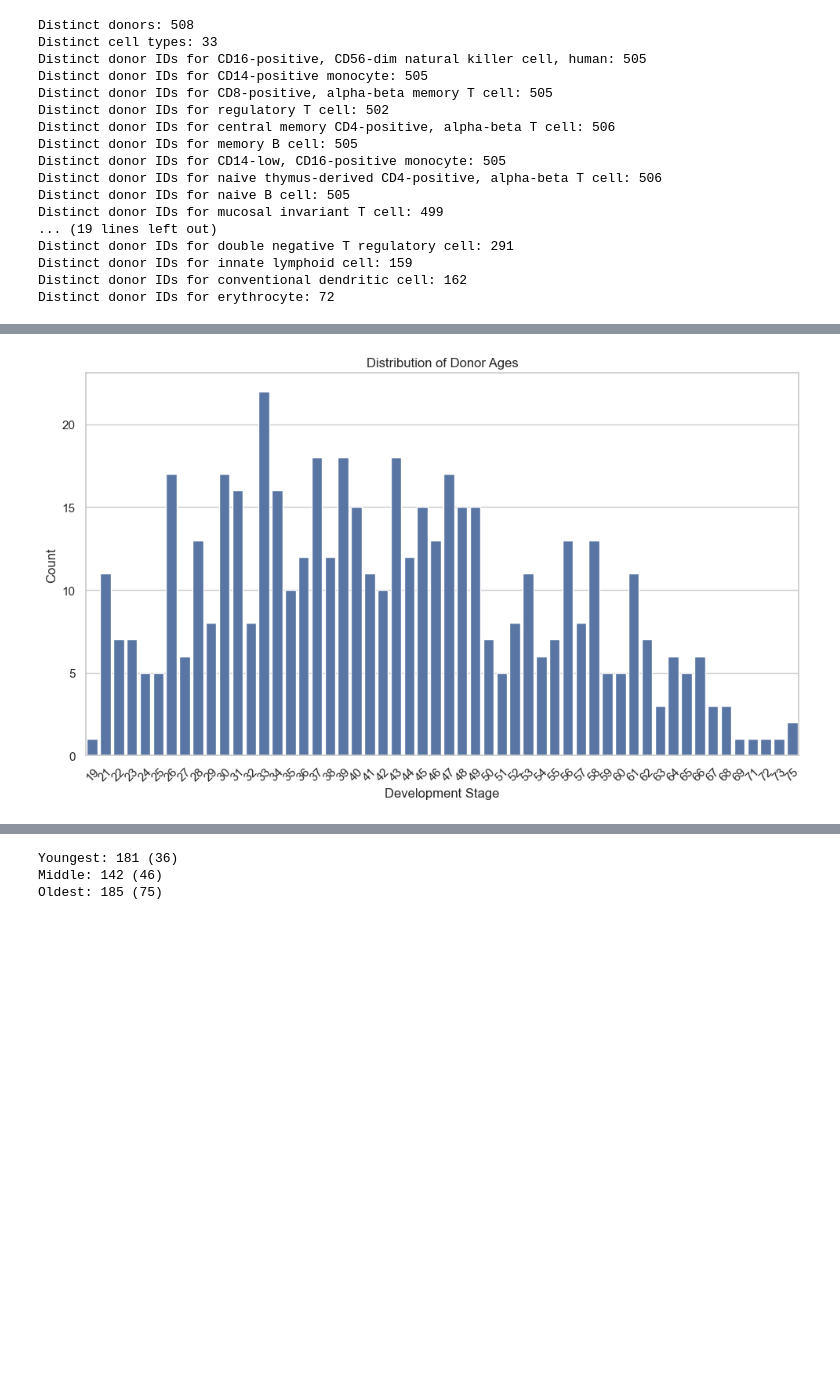
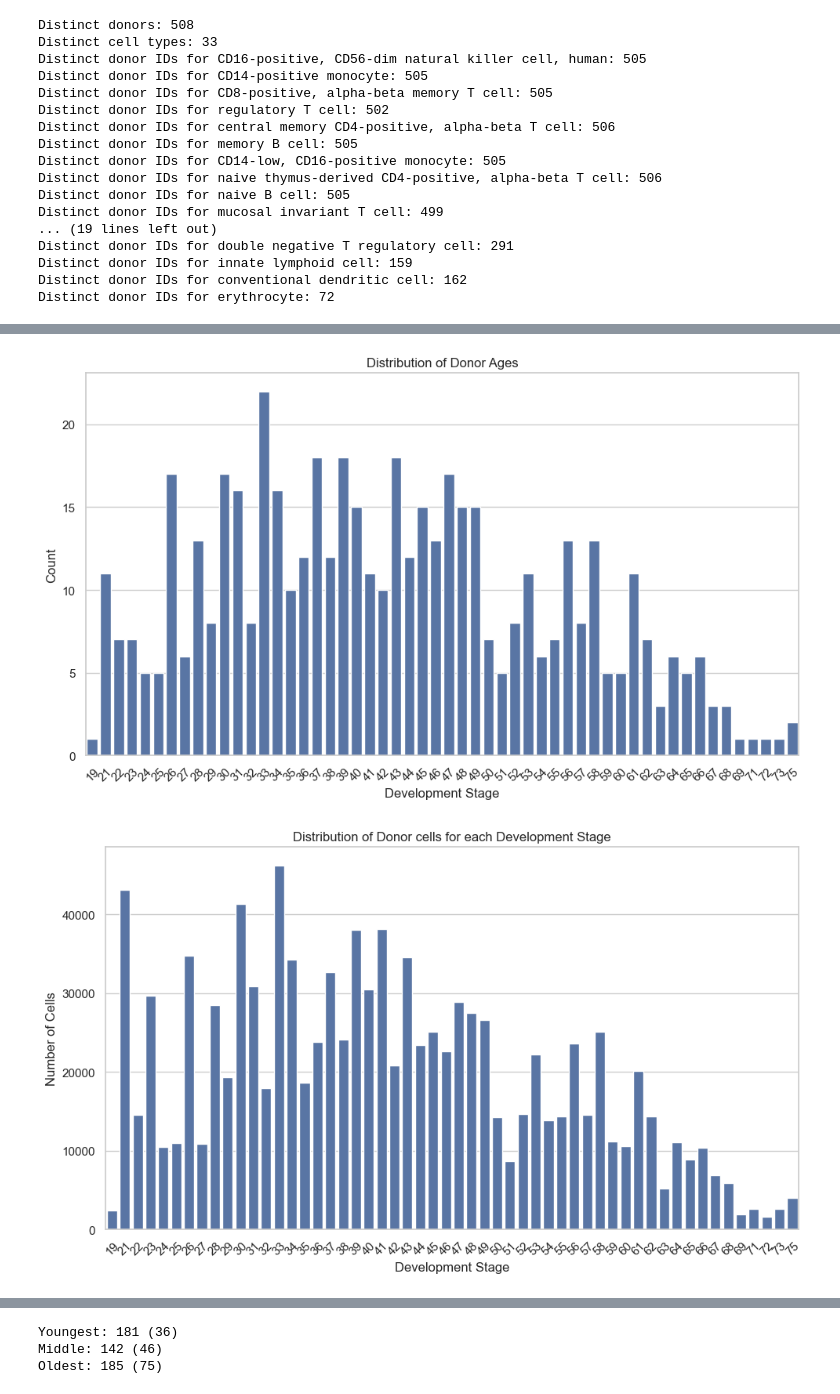
Before and after one commit to TychoGrapendaal/CSE3000, a Jupyter notebook: distribution.ipynb, the cells around one changed output, grey strips where cells are left out. Cells and saved outputs as stored; diff of their text form; code cells hidden in the pictures; blank space fills up the shorter version.

Commit message:
added number of cells per age

```diff
--- a/distribution.ipynb
+++ b/distribution.ipynb
@@ -91,11 +90,13 @@ Name: development_stage, dtype: int64
 # %%
-# Get only the age from the development stage
+# Get only the number from the development stage
 donor_ids['development_stage'] = donor_ids['development_stage'].str.extract('(\d+)').astype(int).squeeze()
+number_of_cells_per_age['development_stage'] = number_of_cells_per_age['development_stage'].str.extract('(\d+)').astype(int).squeeze()
 
 # Sort from youngest to oldest
-donor_ids['development_stage'] = pd.Categorical(donor_ids['development_stage'], ordered=True)
 donor_ids = donor_ids.sort_values('development_stage')
+number_of_cells_per_age = number_of_cells_per_age.sort_values('development_stage')
 
 # Print donor IDs dataframe
 print(donor_ids.head())
+print(number_of_cells_per_age.head())
 # %% [output]
@@ -108,18 +115,58 @@ print(donor_ids.head())
 # %%
 # Plot the distribution of the ages of the donors
 order_ages = donor_ids['development_stage'].value_counts().index
+order_ages_2 = number_of_cells_per_age['development_stage'].value_counts().index
 
 # Sort the order_ages from youngest to oldest
 order_ages = sorted(order_ages)
+order_ages_2 = sorted(order_ages_2)
+
+# Create a new datafram with the development stage and the number of donors with that age
+age_donor_count = donor_ids['development_stage'].value_counts()
+age_donor_count = pd.DataFrame(age_donor_count)
+age_donor_count.reset_index(inplace=True)
+age_donor_count.columns = ['development_stage', 'number_of_donors']
+
+# Sort the age_donor_count dataframe by development stage
+age_donor_count = age_donor_count.sort_values('development_stage')
 
 sns.set(style="whitegrid")
 plt.figure(figsize=(10, 6))
 sns.countplot(data=donor_ids, x='development_stage', order=order_ages)
 plt.title('Distribution of Donor Ages')
 plt.xlabel('Development Stage')
 plt.ylabel('Count')
 plt.xticks(rotation=45)
 plt.tight_layout()
 plt.show()
+
+# Plot the distribution of the cells for each development stage
+plt.figure(figsize=(10, 6))
+sns.barplot(data=number_of_cells_per_age, x='development_stage', y='number_of_cells', order=order_ages)
+plt.title('Distribution of Donor cells for each Development Stage')
+plt.xlabel('Development Stage')
+plt.ylabel('Number of Cells')
+plt.xticks(rotation=45)
+plt.tight_layout()
+plt.show()
+
+# Plot the average number of cells per age
+average_age_per_age = number_of_cells_per_age['number_of_cells'] / age_donor_count['number_of_donors']
+average_age_per_age = pd.DataFrame(average_age_per_age)
+average_age_per_age.reset_index(inplace=True)
+average_age_per_age.columns = ['development_stage', 'average_number_of_cells']
+average_age_per_age['development_stage'] = number_of_cells_per_age['development_stage']
+average_age_per_age = average_age_per_age.sort_values('development_stage')
+
+# Plot the average number of cells per age
+plt.figure(figsize=(10, 6))
+sns.barplot(data=average_age_per_age, x='development_stage', y='average_number_of_cells', order=order_ages)
+plt.title('Average Number of Cells per Age')
+plt.xlabel('Development Stage')
+plt.ylabel('Average Number of Cells')
+plt.xticks(rotation=45)
+plt.tight_layout()
+plt.show()
 # %% [output]
 [figure]
+[figure, added]
```
Also changed, not shown: parts of 11 cells of this notebook, 4 other files.
